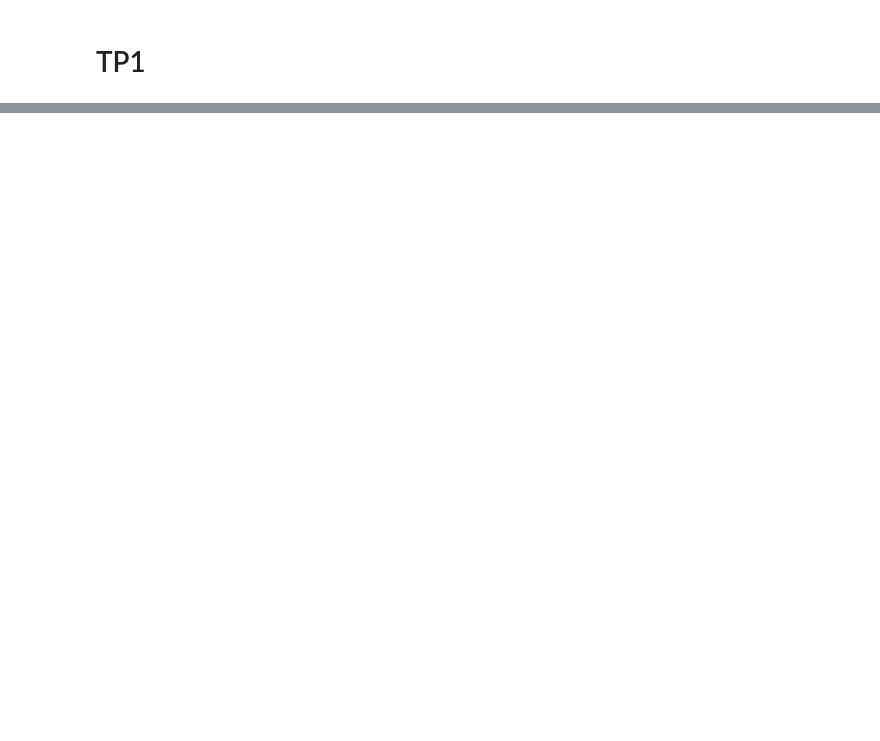
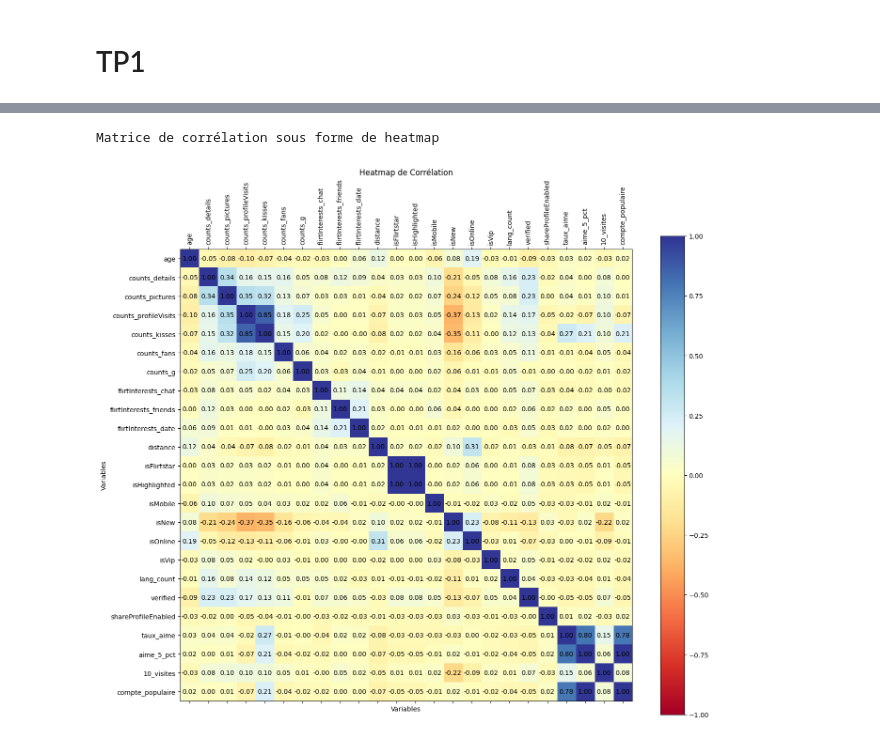
Before and after one commit to KevenJAntenor/Distributed-Systems, a Jupyter notebook: tp1.ipynb, the cells around one changed output, grey strips where cells are left out. Cells and saved outputs as stored; diff of their text form; code cells hidden in the pictures; blank space fills up the shorter version.

```diff
--- a/tp1.ipynb
+++ b/tp1.ipynb
@@ -122,0 +276,51 @@ Nombre de "plus_5_pct_aime": 1058
+# %%
+import pandas as pd
+import numpy as np
+import matplotlib.pyplot as plt
+
+# Définir les options d'affichage pour montrer toutes les colonnes
+pd.set_option('display.max_columns', None)  # Afficher toutes les colonnes
+
+def printCorrelationHeatMap(dataset):
+    # Sélectionner uniquement les colonnes numériques
+
+    # Obtenir toutes les colonnes numériques
+    numeric_columns = dataset.select_dtypes(include=[np.number]).columns.tolist()
+
+    # Créer un nouveau DataFrame avec seulement les colonnes numériques
+    df_numeric = dataset[numeric_columns]
+
+    # Calculer la matrice de corrélation
+    corr_matrix = df_numeric.corr()
+
+    print("\nMatrice de corrélation sous forme de heatmap")
+    fig = plt.figure(figsize=(14, 12))  # Ajuster la taille de la figure selon les besoins
+    ax = fig.add_subplot(111)
+    cax = ax.matshow(corr_matrix, cmap='RdYlBu', vmin=-1, vmax=1)  # Colormap 'RdYlBu' pour une meilleure visualisation
+    fig.colorbar(cax)
+
+    # Configurer les étiquettes des axes x et y
+    ax.set_xticks(np.arange(len(corr_matrix.columns)))
+    ax.set_yticks(np.arange(len(corr_matrix.columns)))
+
+    # Faire pivoter les étiquettes de l'axe x verticalement
+    ax.set_xticklabels(corr_matrix.columns, rotation=90)
+    ax.set_yticklabels(corr_matrix.columns)
+
+    plt.xlabel('Variables')  # Étiquette de l'axe x
+    plt.ylabel('Variables')  # Étiquette de l'axe y
+    plt.title('Heatmap de Corrélation')  # Titre du heatmap
+
+    # Afficher les valeurs de corrélation dans chaque cellule
+    for i in range(len(corr_matrix.columns)):
+        for j in range(len(corr_matrix.columns)):
+            text = ax.text(j, i, f'{corr_matrix.iloc[i, j]:.2f}', ha='center', va='center', color='black')
+
+    plt.tight_layout()  # Ajuster la disposition pour éviter que les étiquettes ne soient coupées
+    plt.show()
+
+# Créer une heatmap de corrélation pour toutes les variables numériques
+printCorrelationHeatMap(dataset)
+# %% [output]
+Matrice de corrélation sous forme de heatmap
+[figure, added]
```
Also changed, not shown: parts of 5 cells of this notebook.
